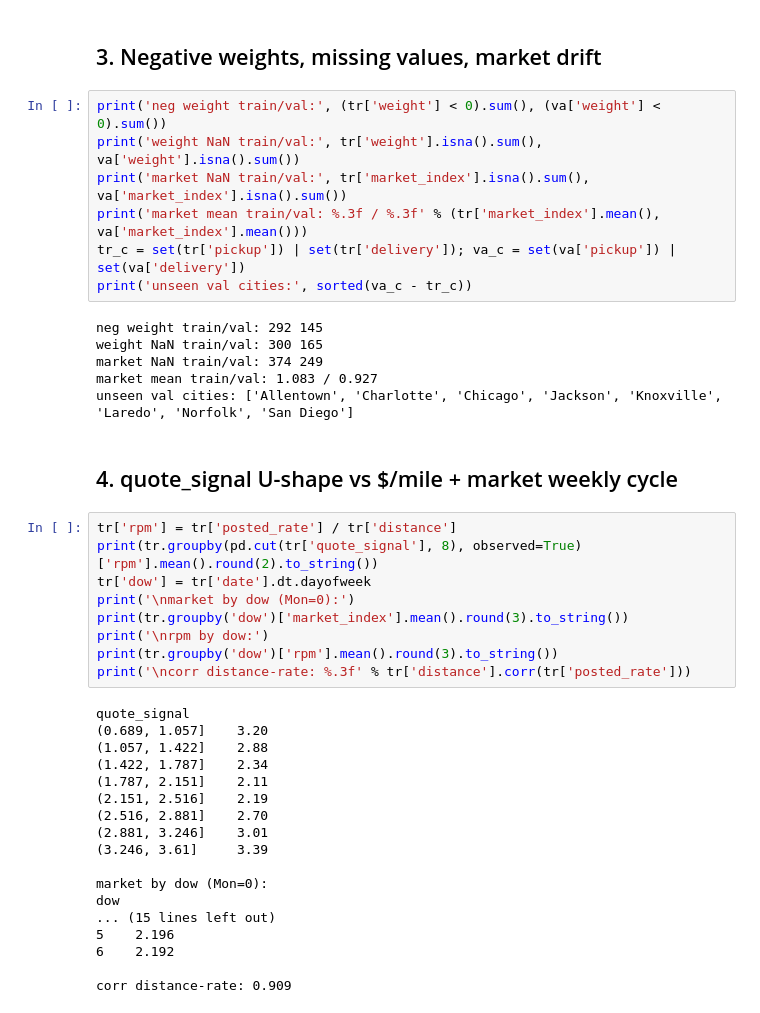
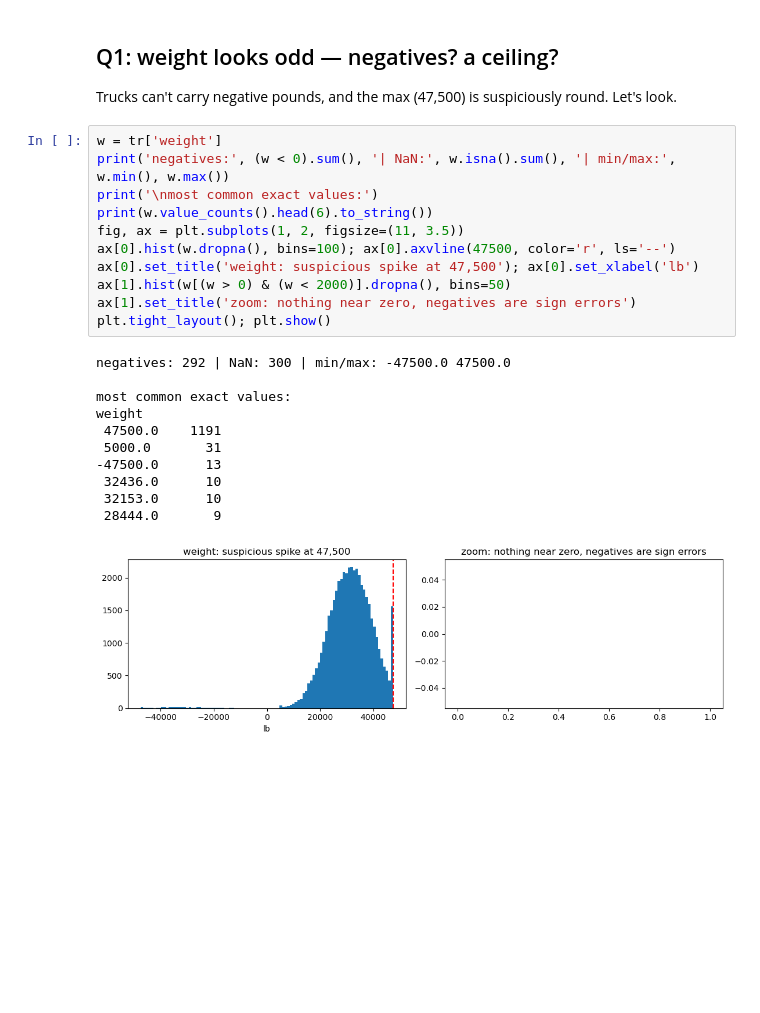
Before and after one commit to Qais-Qasem/freight-rate-prediction, a Jupyter notebook: notebooks/02_data_quality_proofs.ipynb, the cells around one changed output. Cells and saved outputs as stored; diff of their text form; blank space fills up the shorter version.

Commit message:
Notebook 02: rewrite as narrative exploration (questions, plots, decisions)

```diff
--- a/notebooks/02_data_quality_proofs.ipynb
+++ b/notebooks/02_data_quality_proofs.ipynb
@@ -48,44 +19,26 @@ distance
-# %% [markdown]
-## 3. Negative weights, missing values, market drift
-# %%
-print('neg weight train/val:', (tr['weight'] < 0).sum(), (va['weight'] < 0).sum())
-print('weight NaN train/val:', tr['weight'].isna().sum(), va['weight'].isna().sum())
-print('market NaN train/val:', tr['market_index'].isna().sum(), va['market_index'].isna().sum())
-print('market mean train/val: %.3f / %.3f' % (tr['market_index'].mean(), va['market_index'].mean()))
-tr_c = set(tr['pickup']) | set(tr['delivery']); va_c = set(va['pickup']) | set(va['delivery'])
-print('unseen val cities:', sorted(va_c - tr_c))
-# %% [output]
-neg weight train/val: 292 145
-weight NaN train/val: 300 165
-market NaN train/val: 374 249
-market mean train/val: 1.083 / 0.927
-unseen val cities: ['Allentown', 'Charlotte', 'Chicago', 'Jackson', 'Knoxville', 'Laredo', 'Norfolk', 'San Diego']
-# %% [markdown]
-## 4. quote_signal U-shape vs $/mile + market weekly cycle
-# %%
-tr['rpm'] = tr['posted_rate'] / tr['distance']
-print(tr.groupby(pd.cut(tr['quote_signal'], 8), observed=True)['rpm'].mean().round(2).to_string())
-tr['dow'] = tr['date'].dt.dayofweek
-print('\nmarket by dow (Mon=0):')
-print(tr.groupby('dow')['market_index'].mean().round(3).to_string())
-print('\nrpm by dow:')
-print(tr.groupby('dow')['rpm'].mean().round(3).to_string())
-print('\ncorr distance-rate: %.3f' % tr['distance'].corr(tr['posted_rate']))
-# %% [output]
-quote_signal
-(0.689, 1.057]    3.20
-(1.057, 1.422]    2.88
-(1.422, 1.787]    2.34
-(1.787, 2.151]    2.11
-(2.151, 2.516]    2.19
-(2.516, 2.881]    2.70
-(2.881, 3.246]    3.01
-(3.246, 3.61]     3.39
-
-market by dow (Mon=0):
-dow
-... (15 lines left out)
-5    2.196
-6    2.192
-
-corr distance-rate: 0.909
+# %% [markdown]
+## Q1: weight looks odd — negatives? a ceiling?
+Trucks can't carry negative pounds, and the max (47,500) is suspiciously round. Let's look.
+# %%
+w = tr['weight']
+print('negatives:', (w < 0).sum(), '| NaN:', w.isna().sum(), '| min/max:', w.min(), w.max())
+print('\nmost common exact values:')
+print(w.value_counts().head(6).to_string())
+fig, ax = plt.subplots(1, 2, figsize=(11, 3.5))
+ax[0].hist(w.dropna(), bins=100); ax[0].axvline(47500, color='r', ls='--')
+ax[0].set_title('weight: suspicious spike at 47,500'); ax[0].set_xlabel('lb')
+ax[1].hist(w[(w > 0) & (w < 2000)].dropna(), bins=50)
+ax[1].set_title('zoom: nothing near zero, negatives are sign errors')
+plt.tight_layout(); plt.show()
+# %% [output]
+negatives: 292 | NaN: 300 | min/max: -47500.0 47500.0
+
+most common exact values:
+weight
+ 47500.0    1191
+ 5000.0       31
+-47500.0      13
+ 32436.0      10
+ 32153.0      10
+ 28444.0       9
+[figure, added]
```
Also changed, not shown: parts of 23 cells of this notebook.
